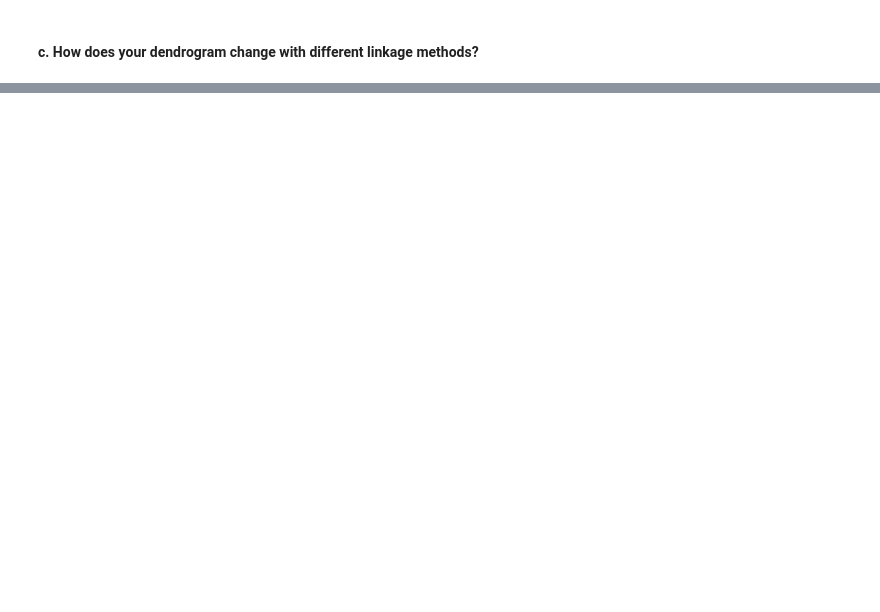
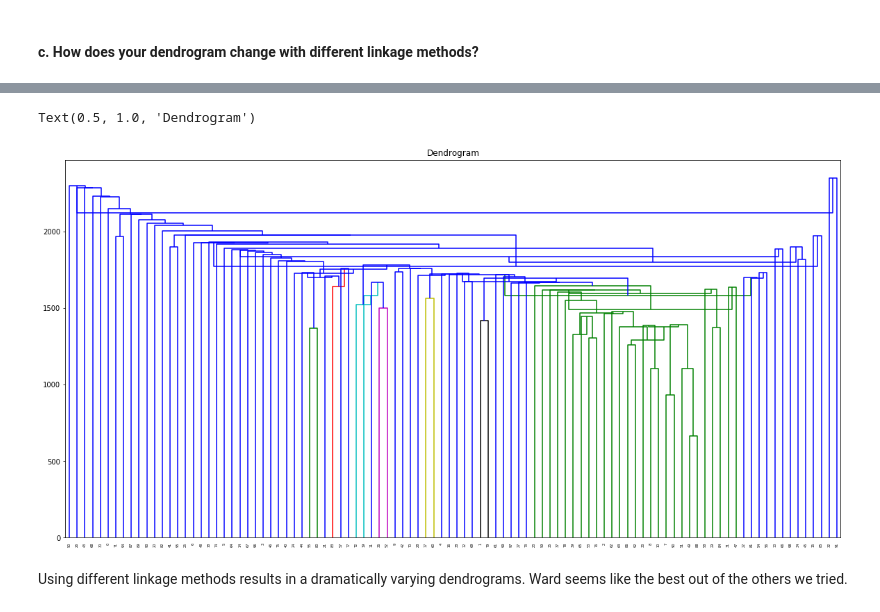
Before and after one commit to ctrosenberg/ml-class, a Jupyter notebook: Homework 5/Homework 5.ipynb, the cells around one changed output, grey strips where cells are left out. Saved outputs shown, nothing was run; the diff lists cells and outputs as text; code cells hidden in the pictures; blank space fills up the shorter version.

```diff
--- a/Homework 5/Homework 5.ipynb
+++ b/Homework 5/Homework 5.ipynb
@@ -267,0 +308,12 @@ Text(0.5, 1.0, 'Complete Linkage')
+# %%
+#plotting the dendogram with centroid
+y = shuffle(x, random_state=0)
+Z = linkage(y[0:100], 'centroid')
+plt.figure(figsize=(20, 10))
+_ = dendrogram(Z)
+plt.title('Dendrogram')
+# %% [output]
+Text(0.5, 1.0, 'Dendrogram')
+[figure, added]
+# %% [markdown]
+Using different linkage methods results in a dramatically varying dendrograms. Ward seems like the best out of the others we tried.
```
Also changed, not shown: parts of 9 cells of this notebook.
